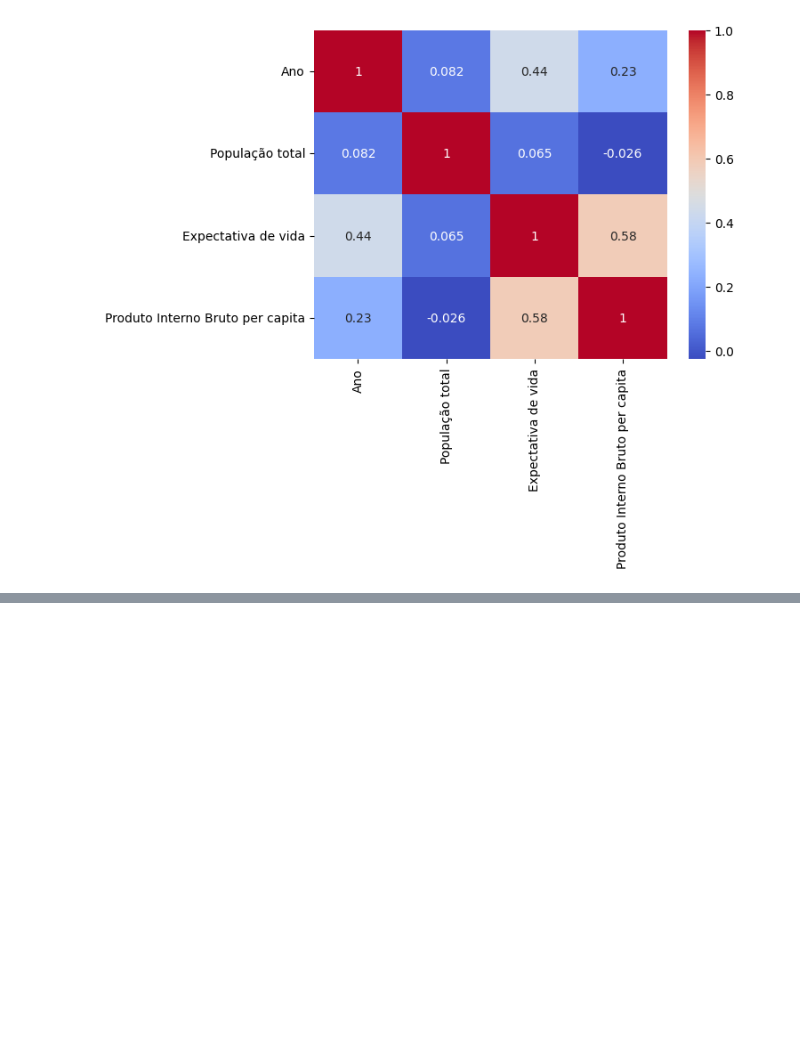
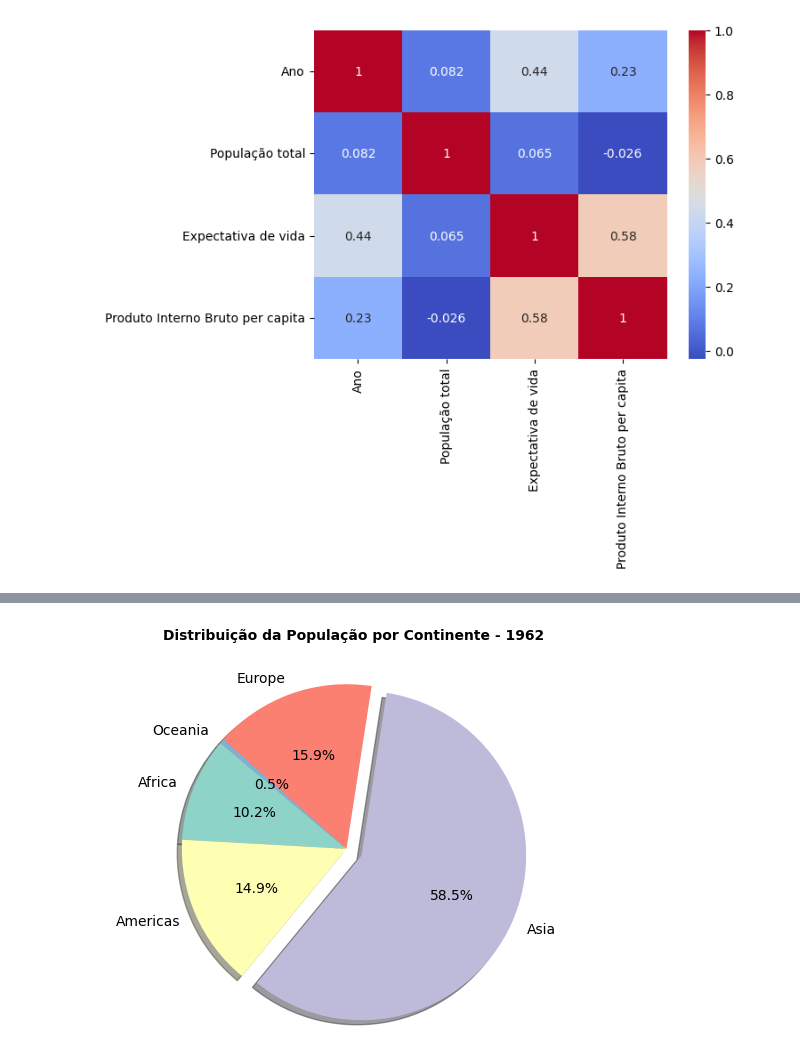
Before and after one commit to MathLopes29/Hashtag_AnaliseDados, a Jupyter notebook: Python/Cursos/PUC Ciência de Dados/Projetos/Python para Ciência de Dados/Projeto_Final_Grupo_5.ipynb, the cells around one changed output, grey strips where cells are left out. Drawn from its saved outputs; the diff is of its cells as text; code cells hidden in the pictures; blank space fills up the shorter version.

```diff
--- a/Python/Cursos/PUC Ciência de Dados/Projetos/Python para Ciência de Dados/Projeto_Final_Grupo_5.ipynb
+++ b/Python/Cursos/PUC Ciência de Dados/Projetos/Python para Ciência de Dados/Projeto_Final_Grupo_5.ipynb
@@ -453,0 +483,27 @@ plt.show()
+# %%
+# 6ª - Gráfico de pizza mostrando a distribuição percentual da população por continente para um ano específico escolhido pelo usuário.
+from cycler import cycler
+
+#cores = plt.get_cmap('Set3').colors
+#ciclo_cores = cycler(color=cores)
+#plt.rc('axes', prop_cycle=ciclo_cores)
+
+ano_escolhido = int(input("Digite o ano que deseja visualizar, entre 1952 e 2007, em intervalos de 5 anos: "))
+dados = df_tratado[df_tratado['Ano'] == ano_escolhido].groupby('Continente')['População total'].sum()
+maior_continente = dados.idxmax()
+destaque = [0.1 if continente == maior_continente else 0 for continente in dados.index]
+
+plt.pie(
+    dados,
+    labels=dados.index,
+    autopct='%1.1f%%',
+    startangle=140,
+    shadow=True,
+    explode=destaque
+)
+
+plt.title(f'Distribuição da População por Continente - {ano_escolhido}', fontsize=10, fontweight='bold', pad=20)
+plt.axis('equal')
+plt.show()
+# %% [output]
+[figure, added]
```
Also changed, not shown: parts of 21 cells of this notebook, 1 other file.
